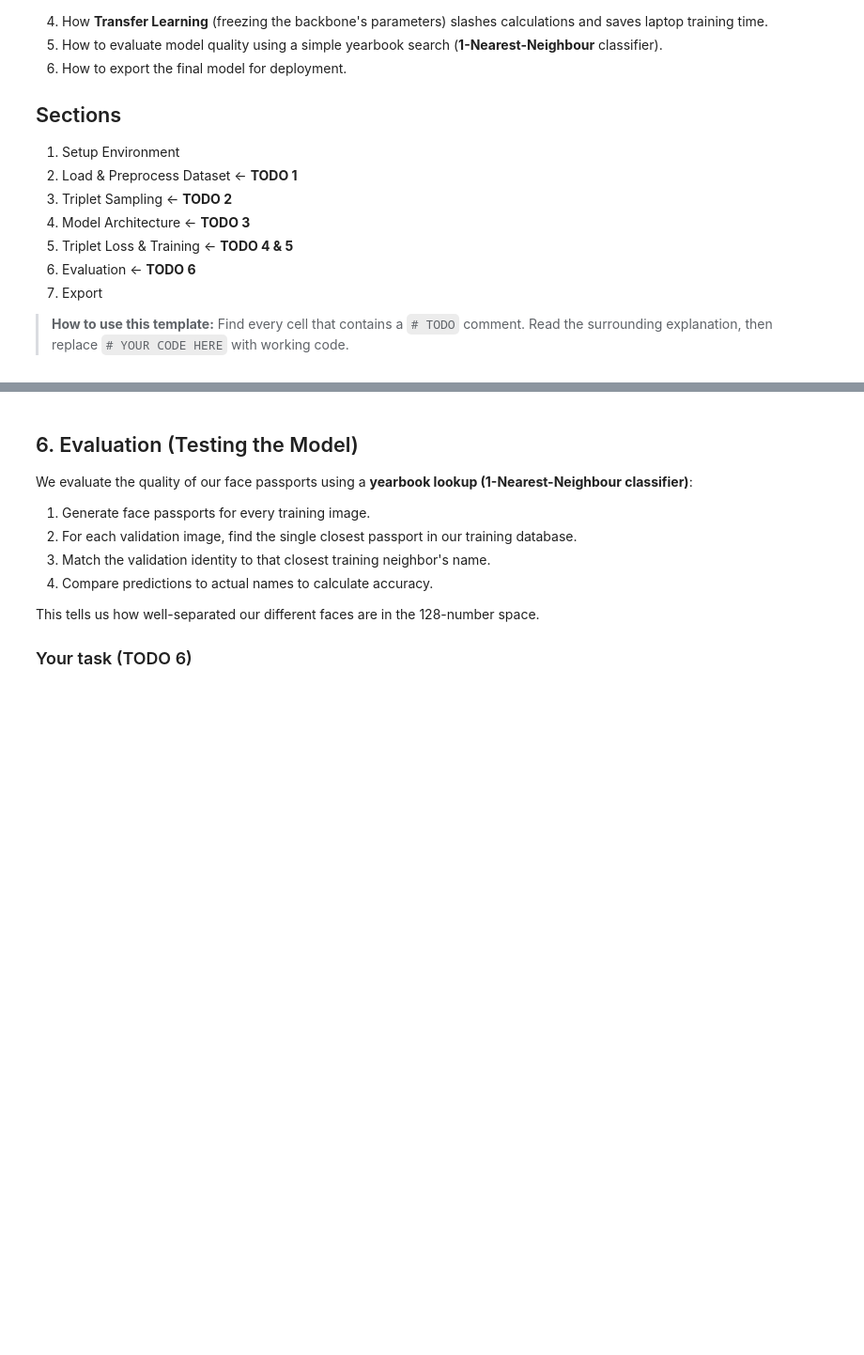
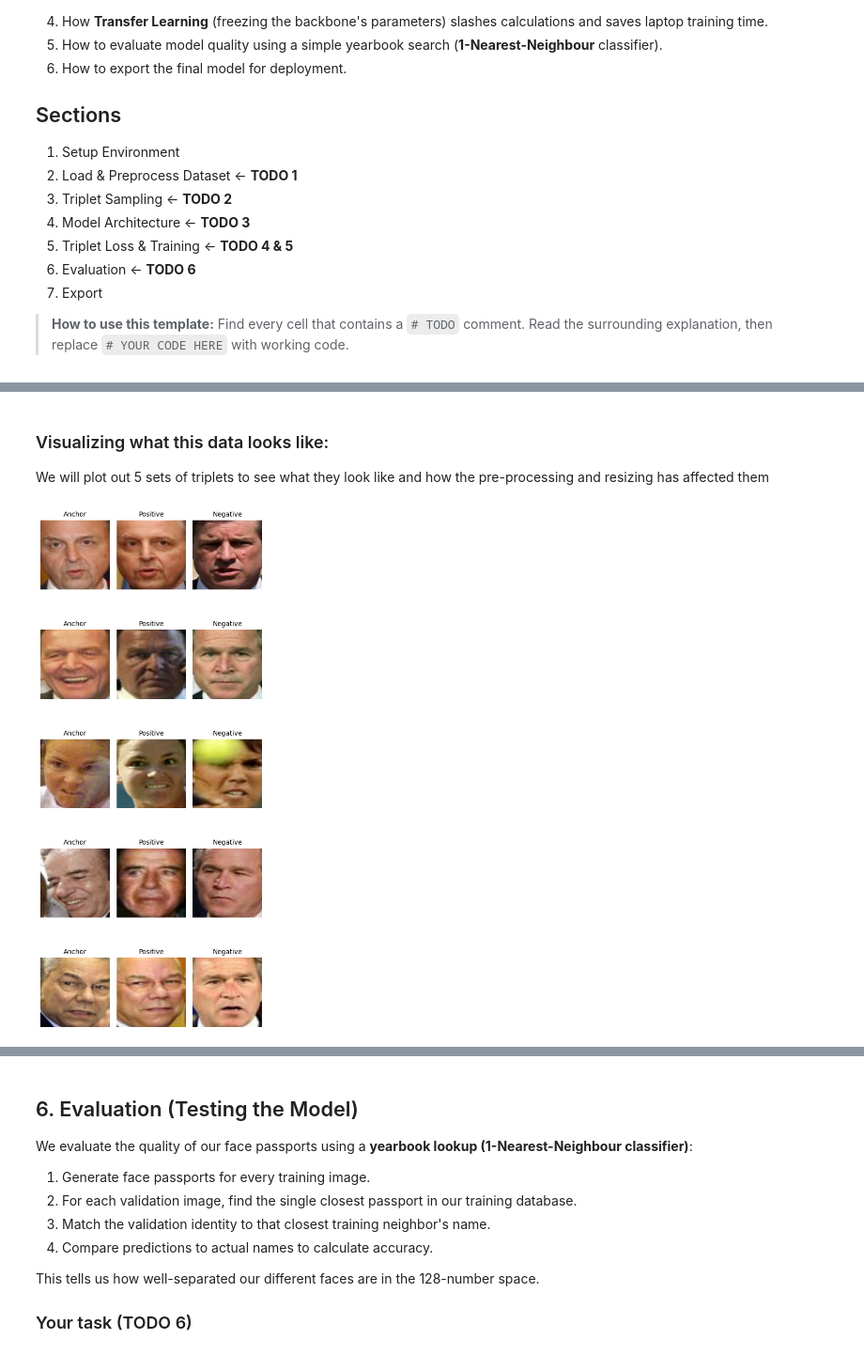
Before and after one commit to MPSLab-ASU/AI-Semiconductor-Summer-Institute-Demo, a Jupyter notebook: training/train_facenet.ipynb, the cells around one changed output, grey strips where cells are left out. Shown at 94% size. Saved outputs shown, nothing was run; the diff lists cells and outputs as text; code cells hidden in the pictures; blank space fills up the shorter version.

```diff
--- a/training/train_facenet.ipynb
+++ b/training/train_facenet.ipynb
@@ -132,0 +137,13 @@ Train size: 2418  |  Val size: 605
+# %%
+# ---------------------------------------------------------------------------
+# TODO 1a: Normalise X so that pixel values are float32 in the range [0, 1].
+#
+#   WHY: Raw pixel values are whole numbers from 0 to 255 (representing brightness).
+#        Dividing by 255.0 converts them to decimal numbers between 0.0 and 1.0,
+#        which makes calculations stable and easier for the computer chip to process.
+#
+#   HINT: X.astype('float32') converts the datatype to decimal representation.
+#         Divide the result by the maximum possible pixel value (255.0).
+#
+# ---------------------------------------------------------------------------
+X_scaled = np.divide(X, 255.)
@@ -132,0 +202,4 @@ Train size: 2418  |  Val size: 605
+# %%
+# Split into training (80%) and validation (20%) sets
+X_train, X_val, y_train, y_val = train_test_split(X_scaled, y, test_size=0.2, random_state=42)
+print(f"Train size: {len(X_train)}  |  Val size: {len(X_val)}")
@@ -262 +325,28 @@ Triplet generators created successfully.
+# %% [markdown]
+### Visualizing what this data looks like:
+We will plot out 5 sets of triplets to see what they look like and how the pre-processing and resizing has affected them
+# %%
+plt.figure(figsize=(5, 12))
+images = next(train_gen)[0]
+for i in range(0,15,3):
+    ## Anchor
+    plt.subplot(5, 3, i + 1)
+    plt.imshow(images['anchor'][i])
+    plt.title("Anchor", fontsize=10)
+    plt.axis('off')
+    # Postive
+    plt.subplot(5, 3, i + 2)
+    plt.imshow(images['positive'][i])
+    plt.title("Positive", fontsize=10)
+    plt.axis('off')
+    # Postive
+    plt.subplot(5, 3, i + 3)
+    plt.imshow(images['negative'][i])
+    plt.title("Negative", fontsize=10)
+    plt.axis('off')
+
+plt.tight_layout()
+plt.show()
+# %% [output]
+[figure, added]
 # %% [markdown]
```
Also changed, not shown: parts of 26 cells of this notebook, 1 other file.
